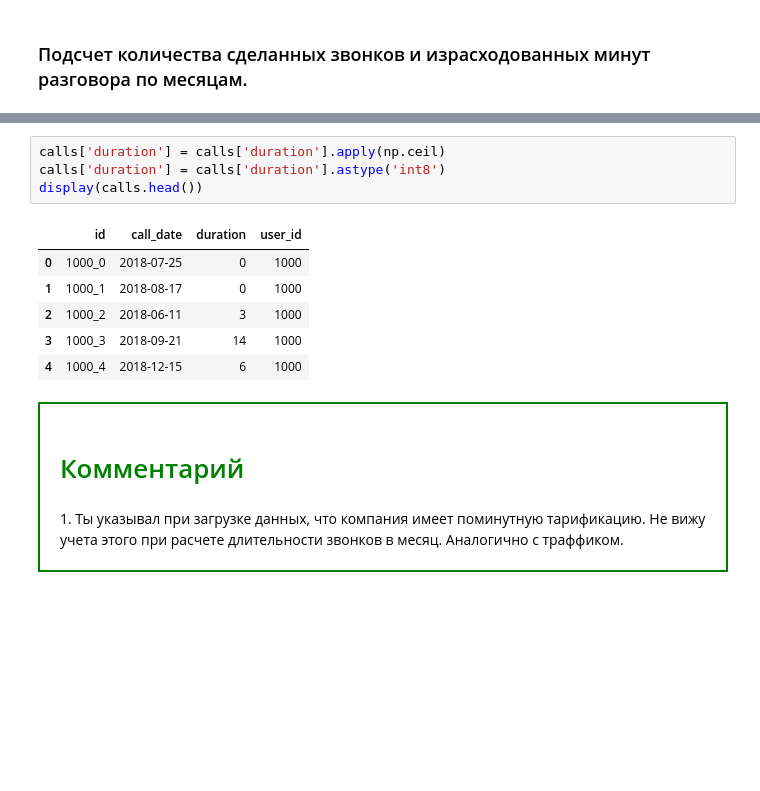
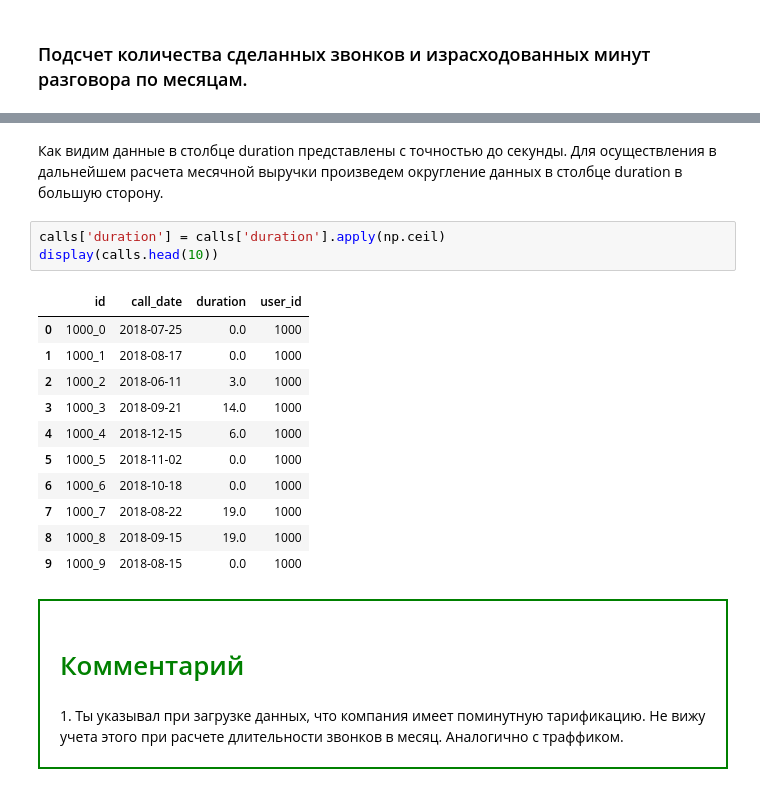
Before and after one commit to Valery2120/DS-DE, a Jupyter notebook: jupyter/ds/theme_05/theme_05.ipynb, the cells around one changed output, grey strips where cells are left out. Saved outputs shown, nothing was run; the diff lists cells and outputs as text; blank space fills up the shorter version.

```diff
--- a/jupyter/ds/theme_05/theme_05.ipynb
+++ b/jupyter/ds/theme_05/theme_05.ipynb
@@ -422,14 +442,20 @@ None
+# %% [markdown]
+Как видим данные в столбце duration представлены с точностью до секунды. Для осуществления в дальнейшем расчета месячной выручки произведем округление данных в столбце duration в большую сторону.
 # %%
 calls['duration'] = calls['duration'].apply(np.ceil)
-calls['duration'] = calls['duration'].astype('int8')
-display(calls.head())
+display(calls.head(10))
 # %% [output]
 |  | id | call_date | duration | user_id |
-| 0 | 1000_0 | 2018-07-25 | 0 | 1000 |
-| 1 | 1000_1 | 2018-08-17 | 0 | 1000 |
-| 2 | 1000_2 | 2018-06-11 | 3 | 1000 |
-| 3 | 1000_3 | 2018-09-21 | 14 | 1000 |
-| 4 | 1000_4 | 2018-12-15 | 6 | 1000 |
+| 0 | 1000_0 | 2018-07-25 | 0.0 | 1000 |
+| 1 | 1000_1 | 2018-08-17 | 0.0 | 1000 |
+| 2 | 1000_2 | 2018-06-11 | 3.0 | 1000 |
+| 3 | 1000_3 | 2018-09-21 | 14.0 | 1000 |
+| 4 | 1000_4 | 2018-12-15 | 6.0 | 1000 |
+| 5 | 1000_5 | 2018-11-02 | 0.0 | 1000 |
+| 6 | 1000_6 | 2018-10-18 | 0.0 | 1000 |
+| 7 | 1000_7 | 2018-08-22 | 19.0 | 1000 |
+| 8 | 1000_8 | 2018-09-15 | 19.0 | 1000 |
+| 9 | 1000_9 | 2018-08-15 | 0.0 | 1000 |
 # %% [markdown]
 <div style="border:solid green 2px; padding: 20px"> <h1 style="color:green; margin-bottom:20px">Комментарий </h1>
 1. Ты указывал при загрузке данных, что компания имеет поминутную тарификацию. Не вижу учета этого при расчете длительности звонков в месяц. Аналогично с траффиком.
```
Also changed, not shown: parts of 34 cells of this notebook.
